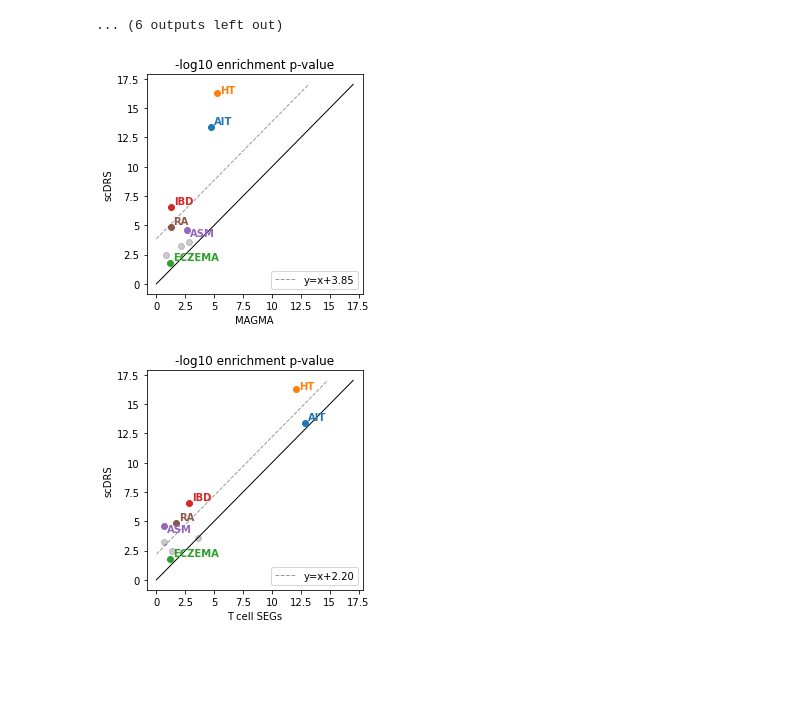
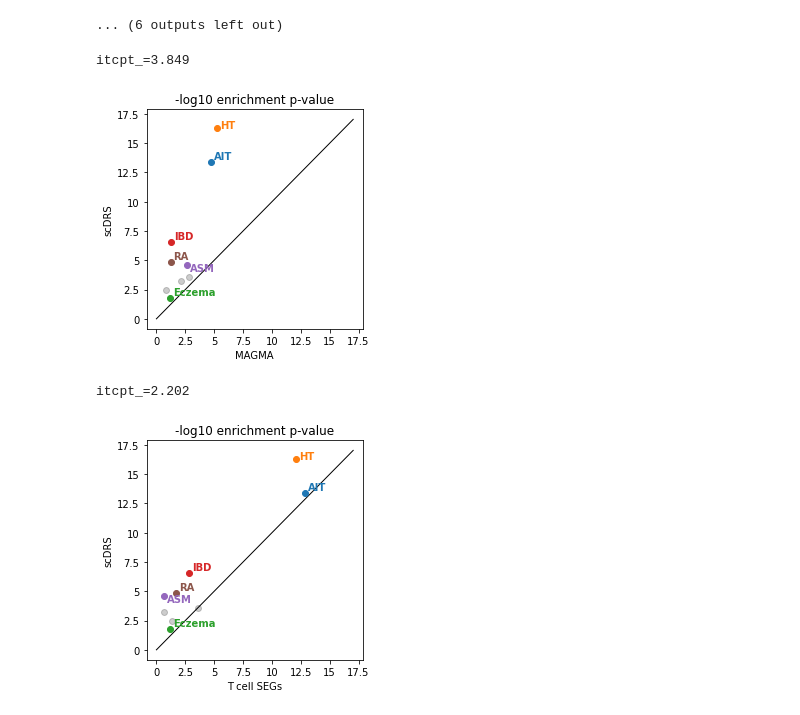
Before and after one commit to martinjzhang/scDRS, a Jupyter notebook: experiments/job.case_tcell/s3_analysis_tcell.ipynb, the cells around one changed output. Saved outputs shown, nothing was run; the diff lists cells and outputs as text; code cells hidden in the pictures; blank space fills up the shorter version.

```diff
--- a/experiments/job.case_tcell/s3_analysis_tcell.ipynb
+++ b/experiments/job.case_tcell/s3_analysis_tcell.ipynb
@@ -60,7 +60,8 @@ DIC_TRAIT_LIST['facs'] = ['PASS_IBD_deLange2017',
                           'UKB_460K.disease_ALLERGY_ECZEMA_DIAGNOSED',
                           'UKB_460K.disease_ASTHMA_DIAGNOSED',
                           'PASS_Rheumatoid_Arthritis',
-                          'UKB_460K.disease_RESPIRATORY_ENT']
+                          'UKB_460K.disease_RESPIRATORY_ENT',
+                          'UKB_460K.body_HEIGHTz', 'UKB_460K.biochemistry_Triglycerides']
 DIC_TRAIT_LIST['facs_tsig'] = ['naive_cd4', 'memory_cd4', 'effector_cd4', 'reg_cd4',
                                'naive_cd8', 'memory_cd8', 'effector_cd8']
 
@@ -1058,37 +1061,35 @@ df_plot['loc'] = range(df_plot.shape[0])
 
 for res_ref in ['gwas', 'tcell']:
 
-#     res_ = sm.OLS(df_plot['sctrs.nlog10pval'], df_plot['%s.nlog10pval'%res_ref]).fit()
-#     slp_ = res_.params.values[0]
     itcpt_ = (df_plot['sctrs.nlog10pval'] - df_plot['%s.nlog10pval'%res_ref]).mean()
+    print('itcpt_=%0.3f'%itcpt_)
 
     plt.figure(figsize=[4,4])
     ind_select = (~df_plot.index.isin(dic_config_trait.keys()))
     plt.scatter(df_plot.loc[ind_select, '%s.nlog10pval'%res_ref], df_plot.loc[ind_select, 'sctrs.nlog10pval'],
                 color='k', alpha=0.2, zorder=5)
     y_val = df_plot['sctrs.nlog10pval'].max()+1
     for trait in dic_config_trait:
         plt.scatter(df_plot.loc[trait, '%s.nlog10pval'%res_ref], df_plot.loc[trait, 'sctrs.nlog10pval'],
                     color=dic_config_trait[trait][0], zorder=10)
         y_val = min(df_plot.loc[trait, 'sctrs.nlog10pval']+0.25, y_val-1)
         plt.text(df_plot.loc[trait, '%s.nlog10pval'%res_ref]+0.25, y_val,
                  DF_TRAIT_INFO.loc[trait, 'Code'], color=dic_config_trait[trait][0], weight="bold", zorder=10)
     xmin,xmax = plt.xlim()
     ymin,ymax = plt.ylim()
     max_ = max(xmax, ymax)
     plt.plot([0, max_], [0, max_], '-', color='k', alpha=1, zorder=0, linewidth=1)
-#     plt.plot([0, max_/slp_], [0, max_], '--', color='k', linewidth=1, alpha=0.4, label='y=%0.2fx'%slp_)
-    plt.plot([0, max_-itcpt_], [itcpt_, max_], '--', color='k', linewidth=1, alpha=0.4, label='y=x+%0.2f'%itcpt_)
     plt.xlabel(dic_config[res_ref][1])
     plt.ylabel(dic_config['sctrs'][1])
     plt.xticks([0, 2.5, 5, 7.5, 10, 12.5, 15, 17.5], [0, 2.5, 5, 7.5, 10, 12.5, 15, 17.5])
     plt.yticks([0, 2.5, 5, 7.5, 10, 12.5, 15, 17.5], [0, 2.5, 5, 7.5, 10, 12.5, 15, 17.5])
     plt.title('-log10 enrichment p-value')
-    plt.legend(loc='lower right')
     plt.tight_layout()
     plt.savefig(FIG_PATH+'/comparison_gs_%s.svg'%res_ref)
     plt.show()
 #     break
 # %% [output]
+itcpt_=3.849
-[figure, old version]
+[figure, new version]
+itcpt_=2.202
-[figure, old version]
+[figure, new version]
```
Also changed, not shown: parts of 4 cells of this notebook.
